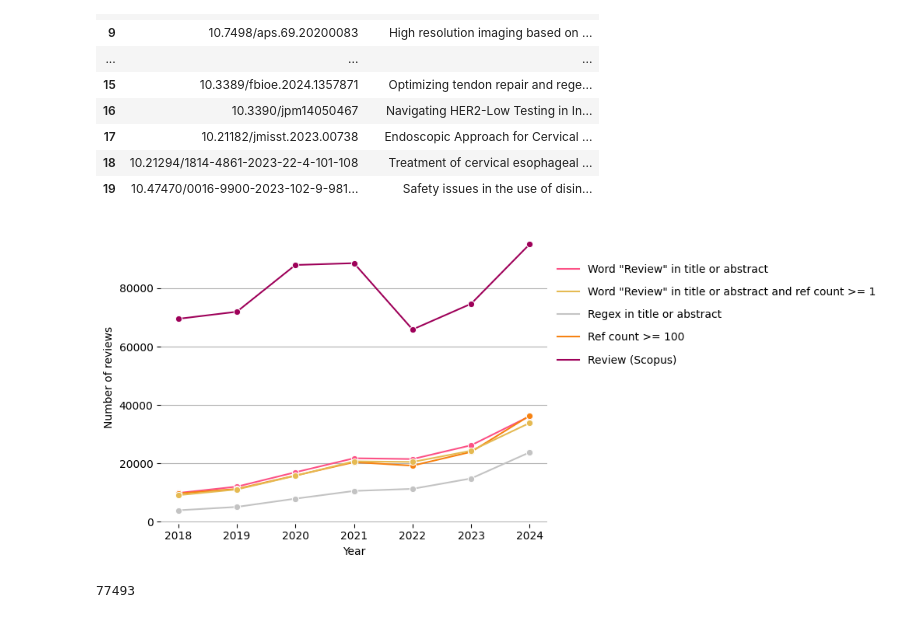
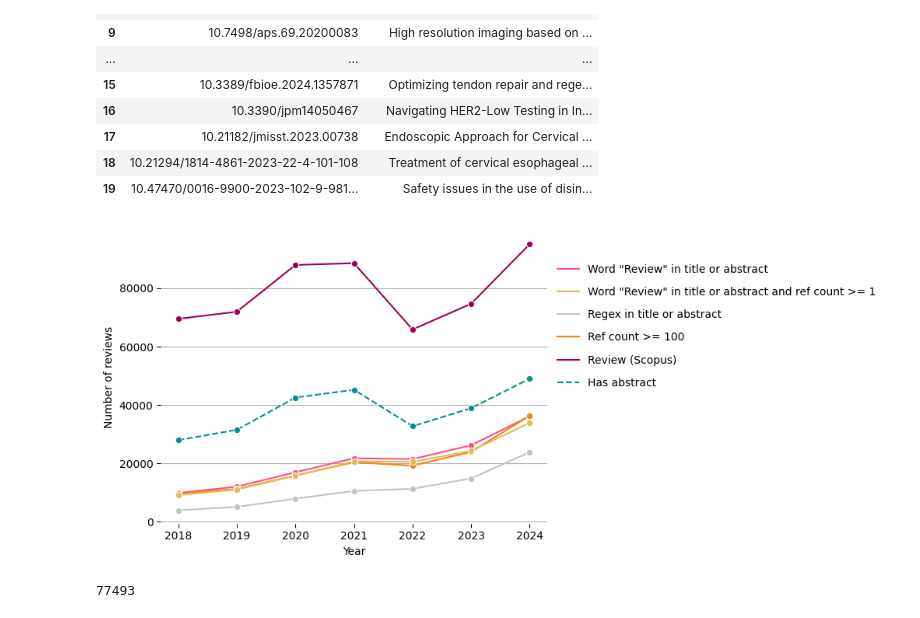
Before and after one commit to naustica/openalex_reviews, a Jupyter notebook: Codebook.ipynb, the cells around one changed output. Cells and saved outputs as stored; diff of their text form; code cells hidden in the pictures.

```diff
--- a/Codebook.ipynb
+++ b/Codebook.ipynb
@@ -215,13 +215,13 @@ oal_review.head(20)
 | 18 | 10.21294/1814-4861-2023-22-4-101-108 | Treatment of cervical esophageal ... |
 | 19 | 10.47470/0016-9900-2023-102-9-981... | Safety issues in the use of disin... |
 # %%
-reg_review_per_year = pd.read_sql("""
+reg_review_per_year = pd.read_sql(r"""
                                   SELECT COUNT(DISTINCT(doi)) AS n, pubyear
                                   FROM unignhaupka.oal_scp_review_analysis osra
                                   JOIN fiz_openalex_bdb_20250201.abstracts AS a
                                       ON a.item_id = osra.openalex_id
-                                  WHERE LOWER(a.abstract_plain_text) ~ '(\sthis\s|systematic\s|umbrealla\s|bibliographic\s|literature\s|scoping\s|comprehensive\s|mini-)review'
-                                      OR LOWER(item_title) ~ '(\sa\s|systematic\s|umbrealla\s|bibliographic\s|literature\s|scoping\s|comprehensive\s|mini-)review'
+                                  WHERE LOWER(a.abstract_plain_text) ~ '(\sthis\s|systematic\s|umbrella\s|bibliographic\s|literature\s|scoping\s|comprehensive\s|mini-)review'
+                                      OR LOWER(item_title) ~ '(\sa\s|systematic\s|umbrella\s|bibliographic\s|literature\s|scoping\s|comprehensive\s|mini-)review'
                                   GROUP BY pubyear
                                   """,
                                   con=engine)
@@ -262,6 +262,16 @@ nai_ref1_review_per_year = pd.read_sql("""
                                        GROUP BY pubyear
                                        """,
                                        con=engine)
+# %%
+abstract_null_count_per_year = pd.read_sql("""
+                                           SELECT COUNT(DISTINCT(doi)) AS n, pubyear
+                                           FROM unignhaupka.oal_scp_review_analysis osra
+                                           JOIN fiz_openalex_bdb_20250201.abstracts AS a
+                                               ON a.item_id = osra.openalex_id
+                                           WHERE abstract_plain_text IS NOT NULL
+                                           GROUP BY pubyear
+                                           """,
+                                           con=engine)
 # %%
 fig, ax = plt.subplots(figsize=(6,4.5))
 plt.box(False)
@@ -291,35 +301,44 @@ sns.lineplot(data=scp_review_per_year,
              x='pubyear',
              y='n',
              color='#9e0059',
              marker='o',
              ax=ax)
 
 sns.lineplot(data=nai_ref1_review_per_year,
              x='pubyear',
              y='n',
              color='#E5BA52',
              marker='o',
              ax=ax)
 
+sns.lineplot(data=abstract_null_count_per_year,
+             x='pubyear',
+             y='n',
+             color='#068E8C',
+             marker='o',
+             linestyle='dashed',
+             ax=ax)
+
 ax.grid(True, which='both', axis='y')
 ax.set(xlabel='Year', ylabel='Number of reviews')
 ax.ticklabel_format(useOffset=False, style='plain')
 
 nai_patch = Line2D([0], [0], color='#fc5185', label='Word "Review" in title or abstract')
 ref1_patch = Line2D([0], [0], color='#E5BA52', label='Word "Review" in title or abstract and ref count >= 1')
 reg_patch = Line2D([0], [0], color='#c3c3c3', label='Regex in title or abstract')
 ref_patch = Line2D([0], [0], color='#f68212', label='Ref count >= 100')
 scp_patch = Line2D([0], [0], color='#9e0059', label='Review (Scopus)')
+abstract_patch = Line2D([0], [0], color='#068E8C', label='Has abstract', linestyle='dashed')
 
-lgd = fig.legend(handles=[nai_patch, ref1_patch, reg_patch, ref_patch, scp_patch], frameon=False,
+lgd = fig.legend(handles=[nai_patch, ref1_patch, reg_patch, ref_patch, scp_patch, abstract_patch], frameon=False,
                  bbox_to_anchor=(1.7, 0.9), labelspacing=1.1)
 
 plt.tight_layout()
 
 plt.show()
 fig.savefig(f'media/review_classification.png', format='png', bbox_inches='tight', dpi=500)
 # %% [output]
-[figure, old version]
+[figure, new version]
 # %%
 reg_review_per_year.n.sum()
 # %% [output]
```
Also changed, not shown: parts of 8 cells of this notebook, 5 other files.
